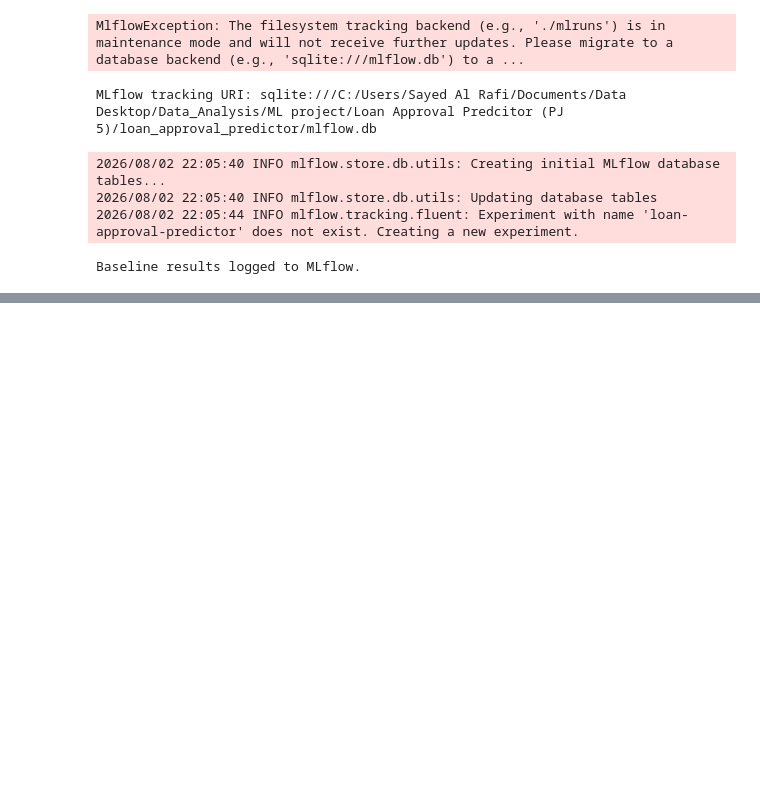
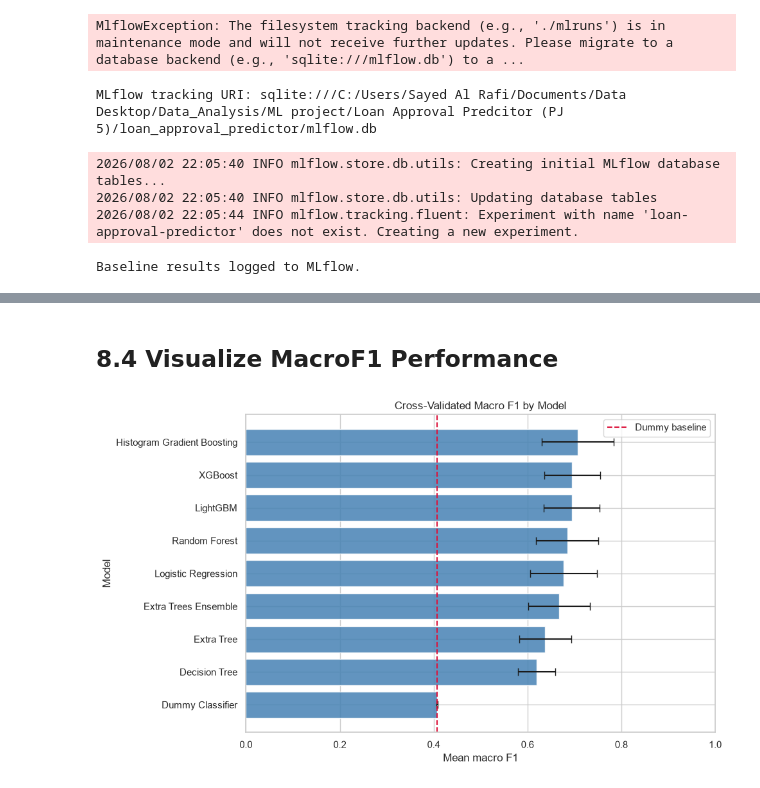
Before and after one commit to al-rafi-DSC/Loan_Approval_Predictor, a Jupyter notebook: main.ipynb, the cells around one changed output, grey strips where cells are left out. Saved outputs shown, nothing was run; the diff lists cells and outputs as text; code cells hidden in the pictures; blank space fills up the shorter version.

```diff
--- a/main.ipynb
+++ b/main.ipynb
@@ -1269,0 +1280,14 @@ Baseline results logged to MLflow.
+# %%
+negative_count = int((y_train == 0).sum())
+positive_count = int((y_train == 1).sum())
+
+XGB_SCALE_POS_WEIGHT = (
+    negative_count / positive_count
+)
+
+print(f"Rejected applications: {negative_count}")
+print(f"Approved applications: {positive_count}")
+print(
+    "XGBoost scale_pos_weight:",
+    round(XGB_SCALE_POS_WEIGHT, 3),
+)
@@ -1269,0 +1492,43 @@ Baseline results logged to MLflow.
+# %% [markdown]
+## 8.4 Visualize MacroF1 Performance
+# %%
+plot_data = model_comparison.sort_values(
+    "macro_f1_mean",
+    ascending=True,
+)
+
+baseline_macro_f1 = model_comparison.loc[
+    model_comparison["model"].eq("Dummy Classifier"),
+    "macro_f1_mean",
+].iloc[0]
+
+fig, ax = plt.subplots(figsize=(10, 6))
+
+ax.barh(
+    plot_data["model"],
+    plot_data["macro_f1_mean"],
+    xerr=plot_data["macro_f1_std"],
+    color="steelblue",
+    alpha=0.85,
+    capsize=4,
+)
+
+ax.axvline(
+    baseline_macro_f1,
+    color="crimson",
+    linestyle="--",
+    label="Dummy baseline",
+)
+
+ax.set(
+    title="Cross-Validated Macro F1 by Model",
+    xlabel="Mean macro F1",
+    ylabel="Model",
+    xlim=(0, 1),
+)
+
+ax.legend()
+plt.tight_layout()
+plt.show()
+# %% [output]
+[figure, added]
```
Also changed, not shown: parts of 43 cells of this notebook, 3 other files.
